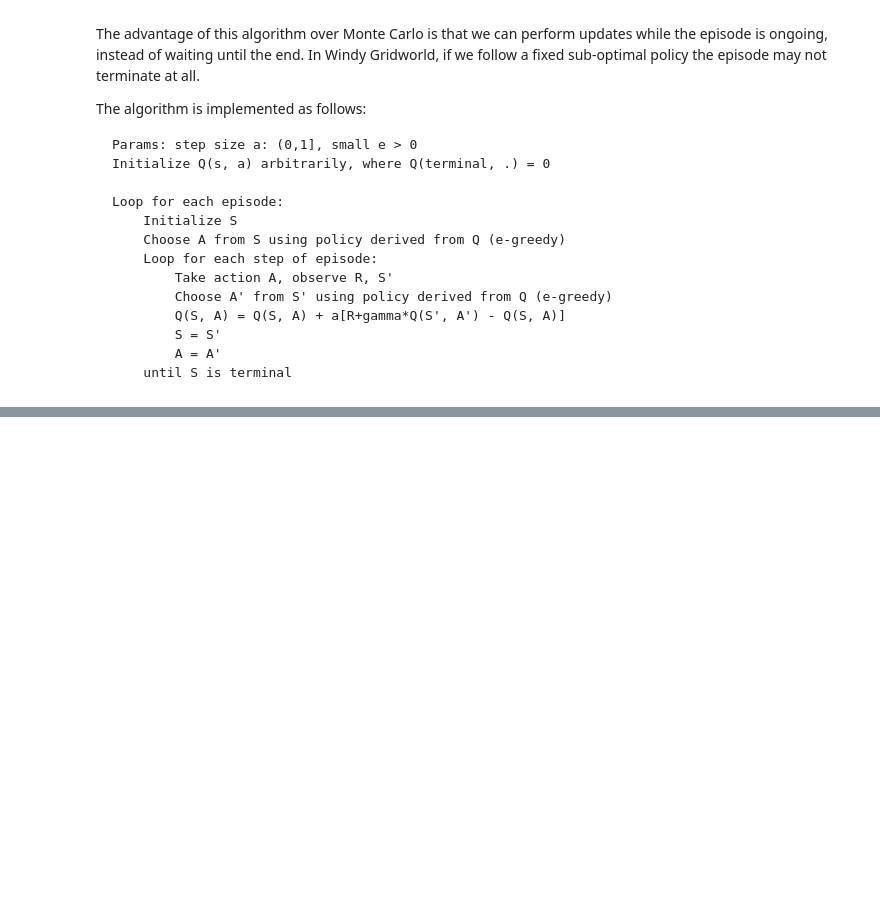
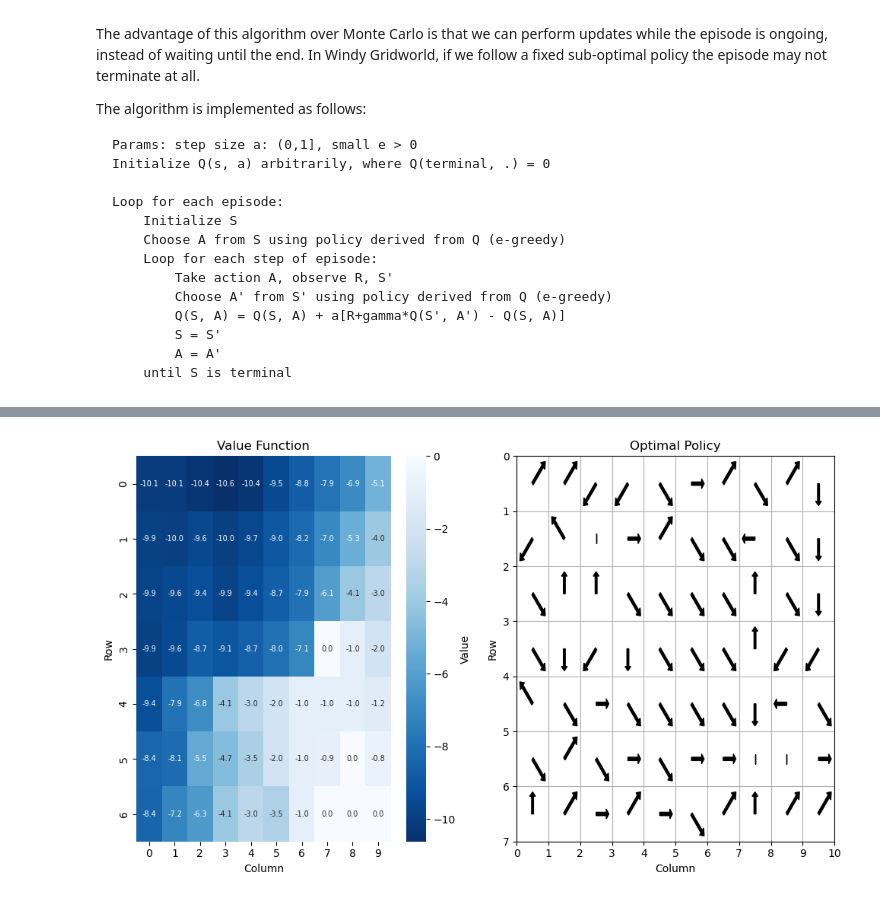
Before and after one commit to shantanu/windy-gridworld, a Jupyter notebook: windy-gridworld.ipynb, the cells around one changed output, grey strips where cells are left out. Drawn from its saved outputs; the diff is of its cells as text; code cells hidden in the pictures; blank space fills up the shorter version.

```diff
--- a/windy-gridworld.ipynb
+++ b/windy-gridworld.ipynb
@@ -195,0 +332,4 @@ SyntaxError: 'return' outside function (1756105649.py, line 5)
+# %%
+values2 = np.max(agent2._Q, axis=-1)
+policy2 = np.argmax(agent2._Q, axis=-1)
+values2, policy2
@@ -195,0 +354,3 @@ SyntaxError: 'return' outside function (1756105649.py, line 5)
+# %%
+fig = visualize_gridworld(values2, policy2)
+# %% [output]
@@ -195,0 +358 @@ SyntaxError: 'return' outside function (1756105649.py, line 5)
+[figure, added]
```
Also changed, not shown: parts of 13 cells of this notebook.
